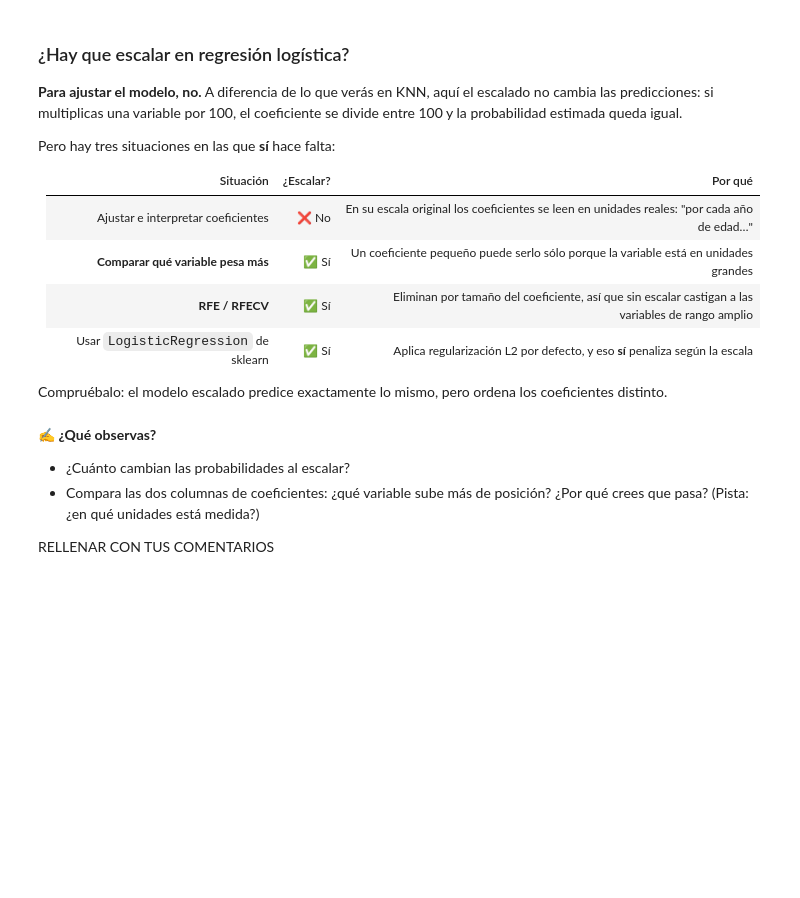
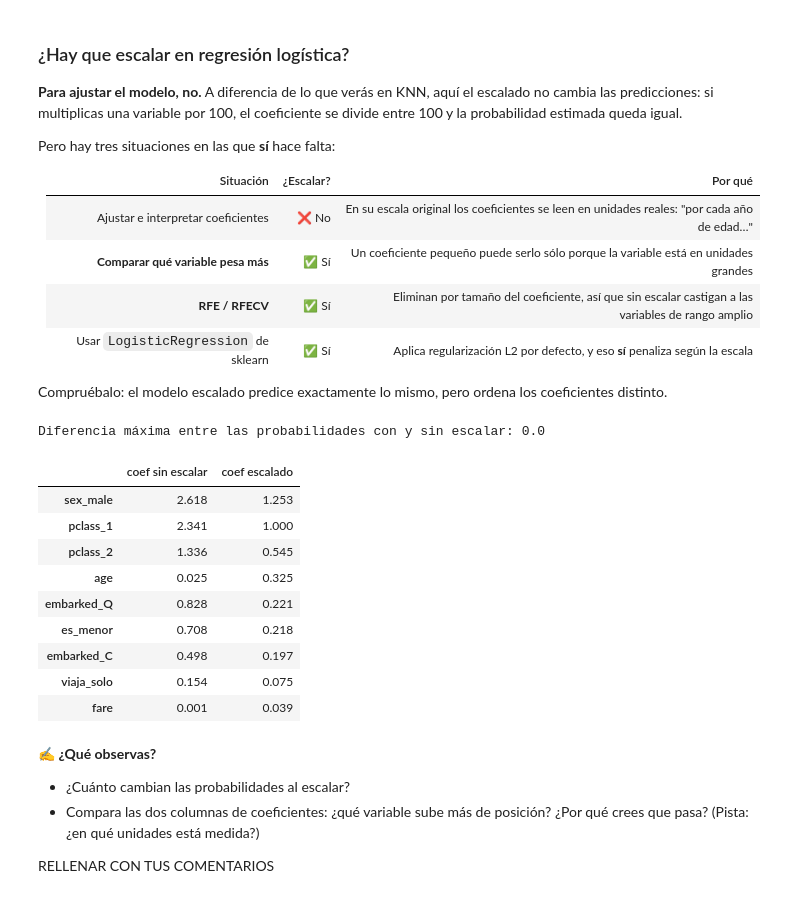
Before and after one commit to karlacardenase/linear_regression_intro_642054, a Jupyter notebook: 02-regresion-logistica/caso_titanic.ipynb, the cells around one changed output. Cells and saved outputs as stored; diff of their text form; code cells hidden in the pictures; blank space fills up the shorter version.

```diff
--- a/02-regresion-logistica/caso_titanic.ipynb
+++ b/02-regresion-logistica/caso_titanic.ipynb
@@ -991,28 +1000,40 @@ Compruébalo: el modelo escalado predice exactamente lo mismo, pero ordena los c
 # %%
 # Esta celda va de regalo: léela con calma y ejecútala
 from sklearn.preprocessing import StandardScaler
 
 escalador = StandardScaler()
 
 X_train_escalado = pd.DataFrame(
-    escalador.fit_transform(X_train_enc),
-    columns=X_train_enc.columns, index=X_train_enc.index
+    escalador.fit_transform(x_train_enc),
+    columns=x_train_enc.columns, index=x_train_enc.index
 )
 X_test_escalado = pd.DataFrame(
-    escalador.transform(X_test_enc),
-    columns=X_test_enc.columns, index=X_test_enc.index
+    escalador.transform(x_test_enc),
+    columns=x_test_enc.columns, index=x_test_enc.index
 )
 
 modelo_escalado = ajustar_logit(X_train_escalado, y_train)
 proba_escalado = predecir_proba(modelo_escalado, X_test_escalado)
 
 print("Diferencia máxima entre las probabilidades con y sin escalar:",
       round((proba_test - proba_escalado).abs().max(), 10))
 
 pd.DataFrame({
     'coef sin escalar': modelo_completo.params.drop('const').abs().round(3),
     'coef escalado': modelo_escalado.params.drop('const').abs().round(3),
 }).sort_values('coef escalado', ascending=False)
+# %% [output]
+Diferencia máxima entre las probabilidades con y sin escalar: 0.0
+|  | coef sin escalar | coef escalado |
+| sex_male | 2.618 | 1.253 |
+| pclass_1 | 2.341 | 1.000 |
+| pclass_2 | 1.336 | 0.545 |
+| age | 0.025 | 0.325 |
+| embarked_Q | 0.828 | 0.221 |
+| es_menor | 0.708 | 0.218 |
+| embarked_C | 0.498 | 0.197 |
+| viaja_solo | 0.154 | 0.075 |
+| fare | 0.001 | 0.039 |
 # %% [markdown]
 ✍️ **¿Qué observas?**
 - ¿Cuánto cambian las probabilidades al escalar?
```
Also changed, not shown: parts of 7 cells of this notebook.
